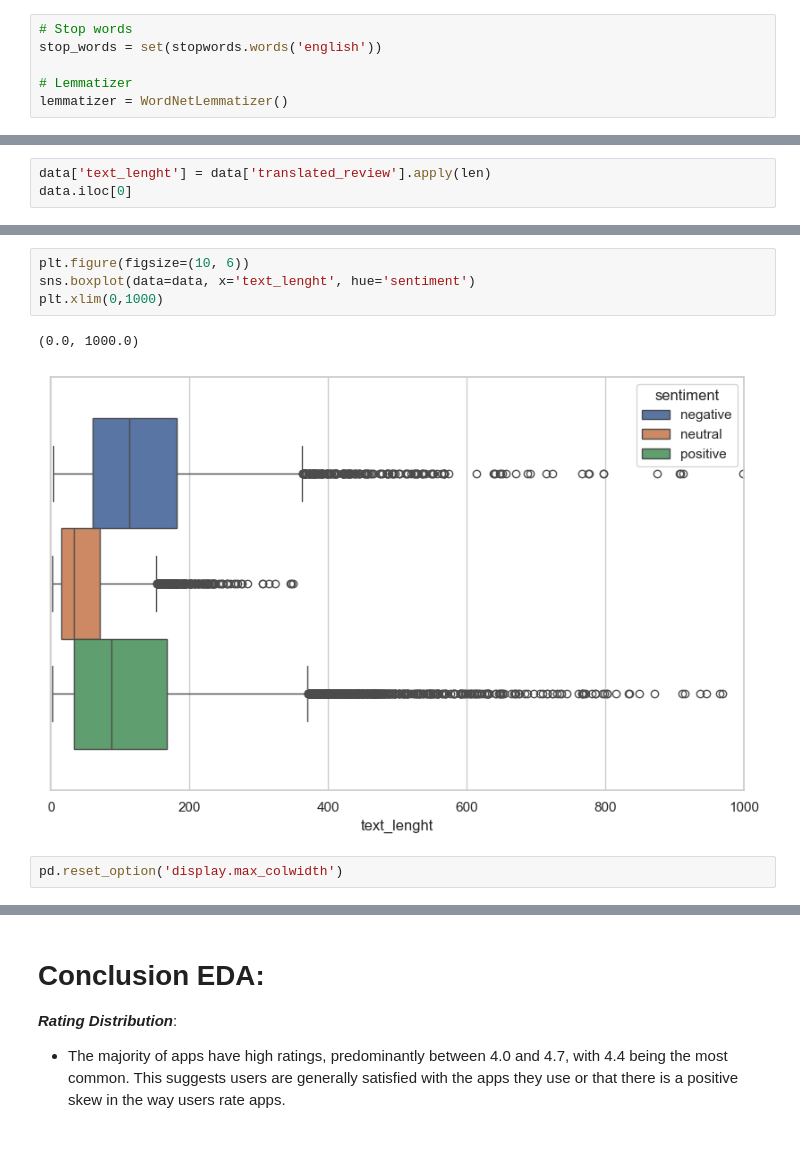
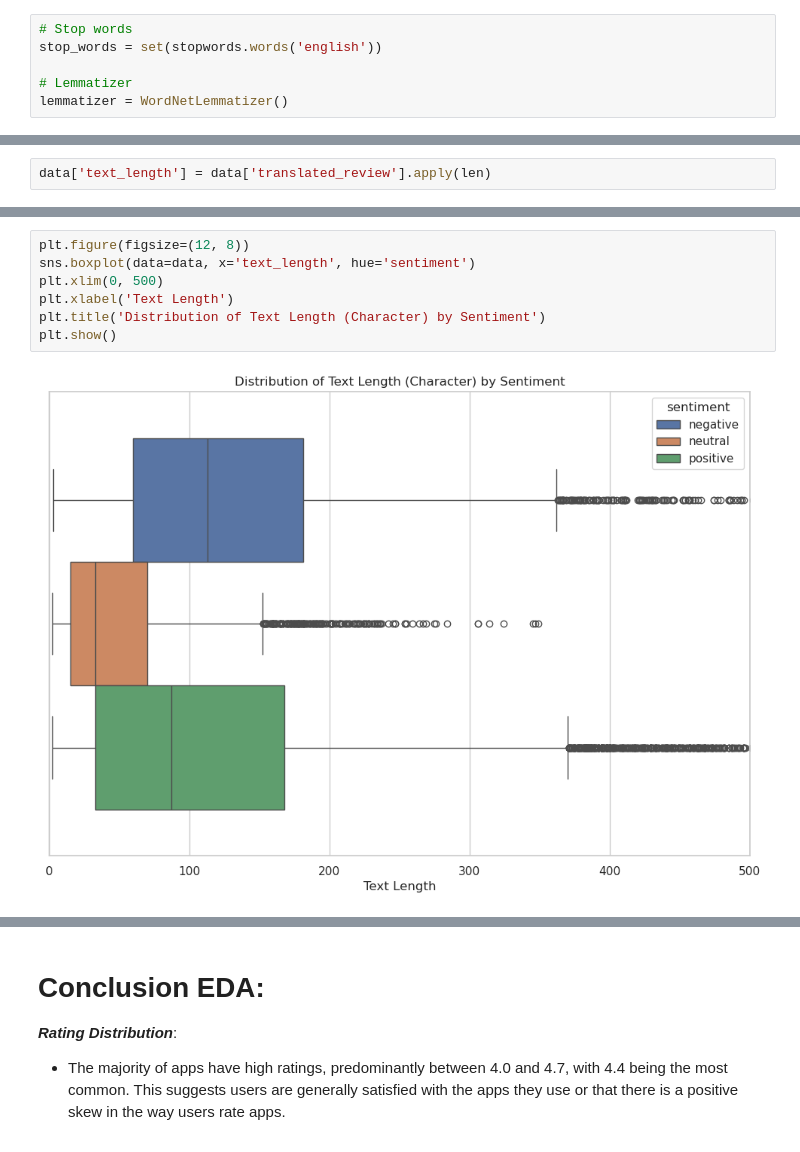
Before and after one commit to devinlee14/FTDS-009-HCK-group-002, a Jupyter notebook: EDA_model.ipynb, the cells around one changed output, grey strips where cells are left out. Cells and saved outputs as stored; diff of their text form.

```diff
--- a/EDA_model.ipynb
+++ b/EDA_model.ipynb
@@ -647,5 +612,4 @@ def plot_length_distribution(data, sentiment_label, sentiment_name, color):
 
     plt.show()
 # %%
-data['text_lenght'] = data['translated_review'].apply(len)
-data.iloc[0]
+data['text_length'] = data['translated_review'].apply(len)
@@ -714,9 +628,9 @@ data[data['text_lenght'] > 1000]
 # %%
-plt.figure(figsize=(10, 6))
-sns.boxplot(data=data, x='text_lenght', hue='sentiment')
-plt.xlim(0,1000)
+plt.figure(figsize=(12, 8))
+sns.boxplot(data=data, x='text_length', hue='sentiment')
+plt.xlim(0, 500)
+plt.xlabel('Text Length')
+plt.title('Distribution of Text Length (Character) by Sentiment')
+plt.show()
 # %% [output]
-(0.0, 1000.0)
-[figure, old version]
+[figure, new version]
-# %%
-pd.reset_option('display.max_colwidth')
```
Also changed, not shown: parts of 61 cells of this notebook.
